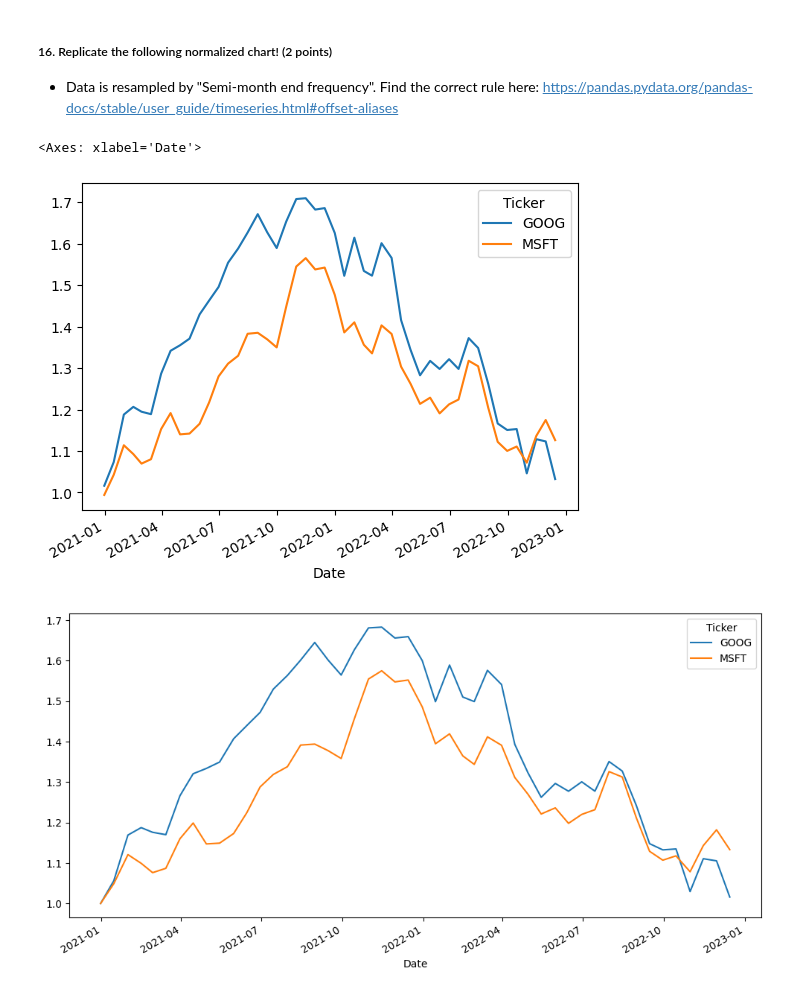
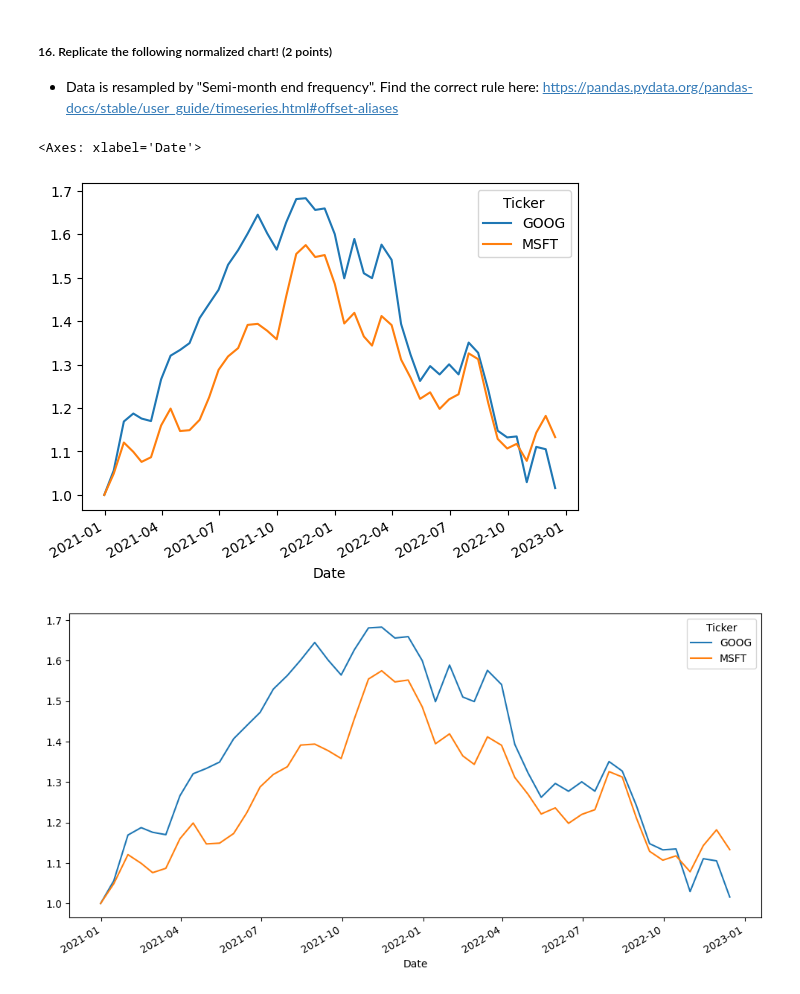
Before and after one commit to dallinmoore/DATA_5630_Deep_Forecasting, a Jupyter notebook: Homework(my-branch-only)/HW2- Python TS basics.ipynb, the cells around one changed output. Drawn from its saved outputs; the diff is of its cells as text; code cells hidden in the pictures.

Commit message:
Correction: number 16, the data should be resampled first, then normalized

```diff
--- a/Homework(my-branch-only)/HW2- Python TS basics.ipynb
+++ b/Homework(my-branch-only)/HW2- Python TS basics.ipynb
@@ -314,11 +302,12 @@ df.plot()
 # %%
 from scipy.stats import boxcox
 
-df_normalized = df.div(df.iloc[0])
-df_normalized.resample('SM').mean().plot()
+df_resampled = df.resample('SM').mean()
+df_normalized = df_resampled.div(df_resampled.iloc[0])
+df_normalized.plot()
 # %% [output]
 <Axes: xlabel='Date'>
-[figure, old version]
+[figure, new version]
 # %%
 # Do NOT write here
 # %% [output]
```
Also changed, not shown: parts of 6 cells of this notebook.
